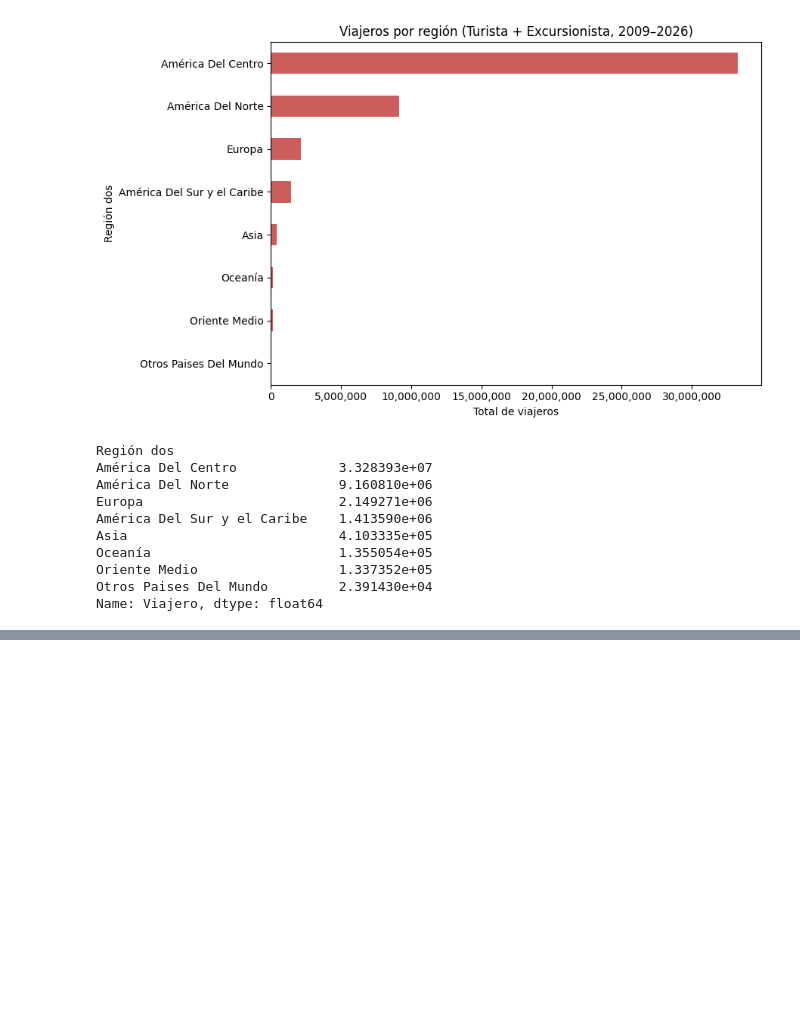
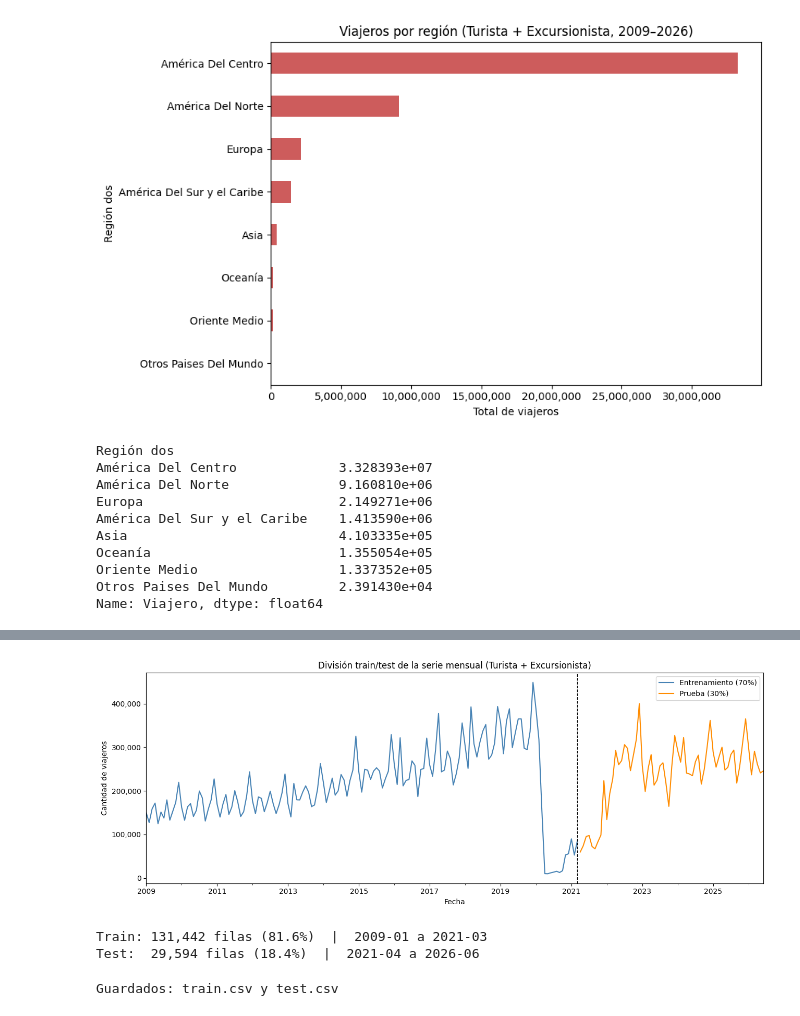
Before and after one commit to CamiR24/Lab1DS, a Jupyter notebook: AnalisisExploratorio.ipynb, the cells around one changed output, grey strips where cells are left out. Drawn from its saved outputs; the diff is of its cells as text; code cells hidden in the pictures; blank space fills up the shorter version.

```diff
--- a/AnalisisExploratorio.ipynb
+++ b/AnalisisExploratorio.ipynb
@@ -169,0 +347,33 @@ Name: Viajero, dtype: float64
+# %%
+train_serie = serie_mensual.iloc[:n_train]
+test_serie = serie_mensual.iloc[n_train:]
+
+fig, ax = plt.subplots(figsize=(13, 5))
+train_serie.plot(ax=ax, label='Entrenamiento (70%)', color='steelblue')
+test_serie.plot(ax=ax, label='Prueba (30%)', color='darkorange')
+ax.axvline(fecha_corte, color='black', linestyle='--', linewidth=1)
+ax.set_title('División train/test de la serie mensual (Turista + Excursionista)')
+ax.set_ylabel('Cantidad de viajeros')
+ax.set_xlabel('Fecha')
+ax.legend()
+ax.yaxis.set_major_formatter(mticker.FuncFormatter(lambda x, _: f'{x:,.0f}'))
+plt.tight_layout()
+plt.show()
+# %% [output]
+[figure, added]
+# %%
+# Partición correspondiente sobre el dataset desagregado original (misma fecha de corte)
+train_df = df[df['Fecha'] <= fecha_corte].copy()
+test_df = df[df['Fecha'] > fecha_corte].copy()
+
+print(f"Train: {train_df.shape[0]:,} filas ({train_df.shape[0]/len(df)*100:.1f}%)  |  {train_df['Fecha'].min().strftime('%Y-%m')} a {train_df['Fecha'].max().strftime('%Y-%m')}")
+print(f"Test:  {test_df.shape[0]:,} filas ({test_df.shape[0]/len(df)*100:.1f}%)  |  {test_df['Fecha'].min().strftime('%Y-%m')} a {test_df['Fecha'].max().strftime('%Y-%m')}")
+# %% [output]
+Train: 131,442 filas (81.6%)  |  2009-01 a 2021-03
+Test:  29,594 filas (18.4%)  |  2021-04 a 2026-06
+# %%
+train_df.to_csv('train.csv', index=False, encoding='utf-8-sig')
+test_df.to_csv('test.csv', index=False, encoding='utf-8-sig')
+print("Guardados: train.csv y test.csv")
+# %% [output]
+Guardados: train.csv y test.csv
```
Also changed, not shown: parts of 18 cells of this notebook, 2 other files.
